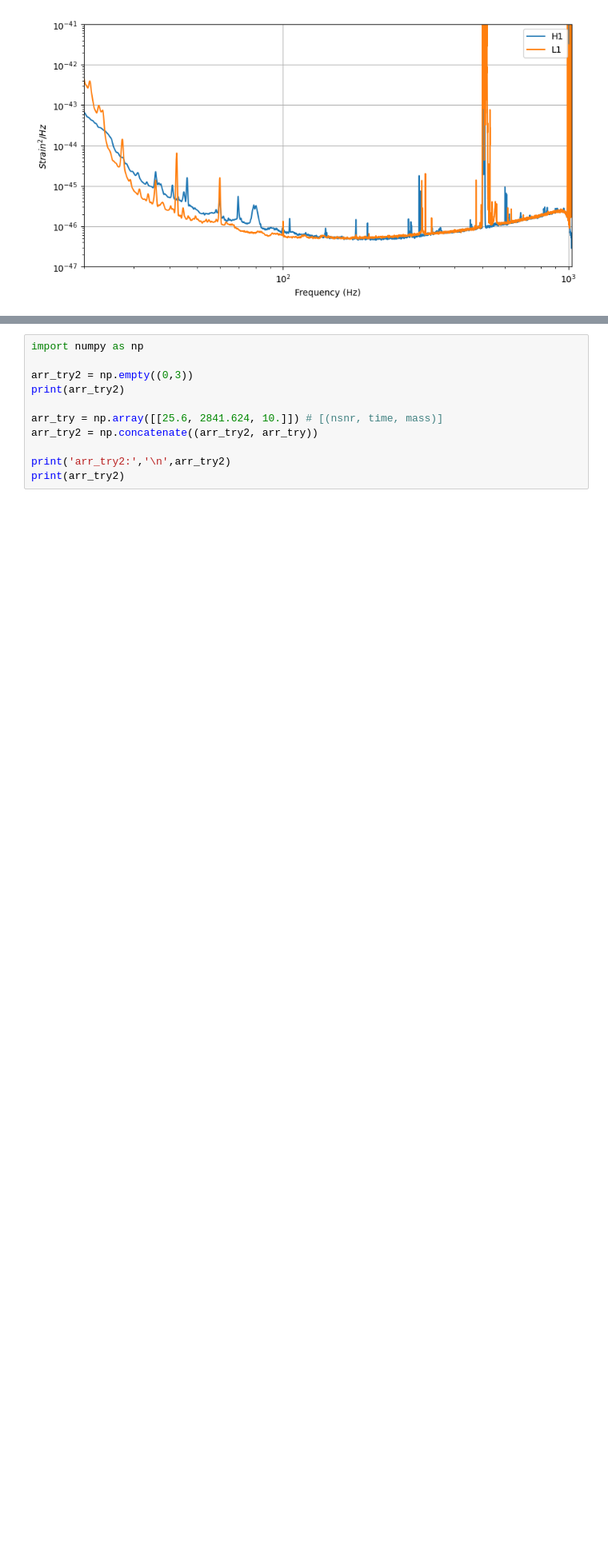
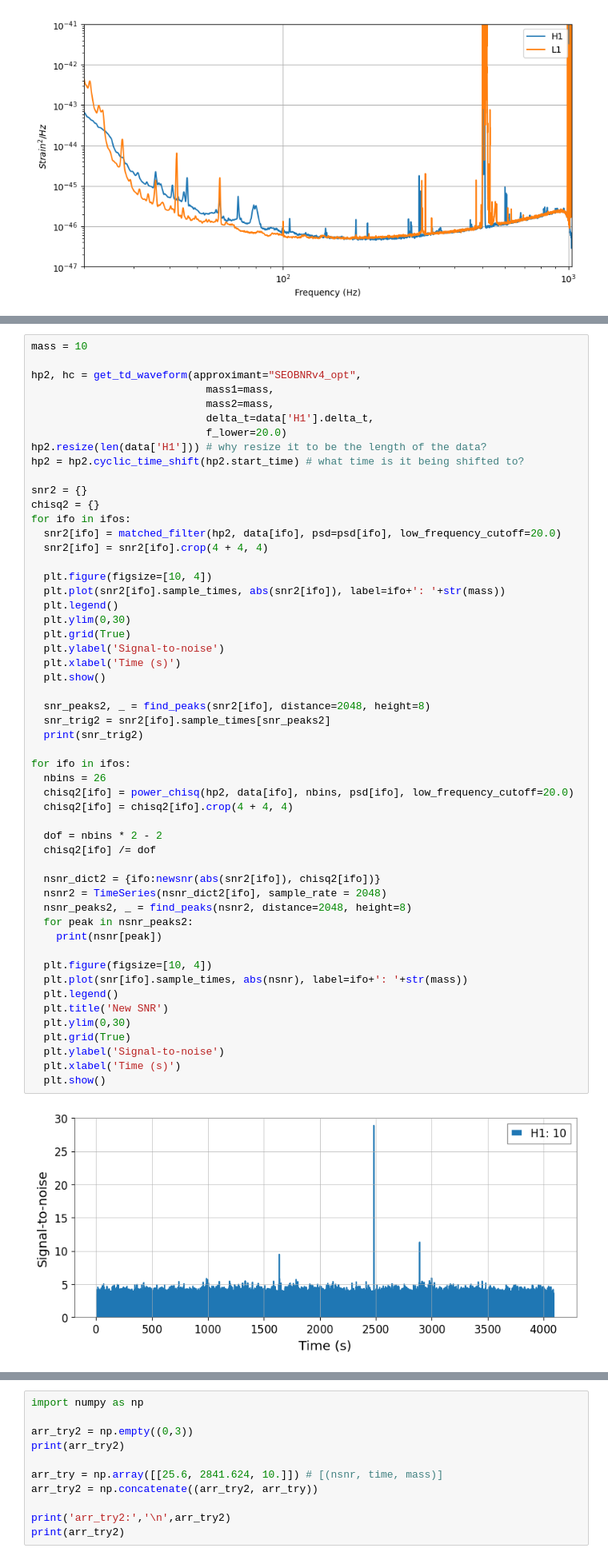
Before and after one commit to norrismeg/odw, a Jupyter notebook: Data_Challenge_4.ipynb, the cells around one changed output, grey strips where cells are left out. Shown at 80% size. Saved outputs shown, nothing was run; the diff lists cells and outputs as text; blank space fills up the shorter version.

```diff
--- a/Data_Challenge_4.ipynb
+++ b/Data_Challenge_4.ipynb
@@ -243,0 +248,55 @@ L1 Potential Signals: [[  30.28455306 2483.96728516   10.        ]]
+# %%
+mass = 10
+
+hp2, hc = get_td_waveform(approximant="SEOBNRv4_opt",
+                            mass1=mass,
+                            mass2=mass,
+                            delta_t=data['H1'].delta_t,
+                            f_lower=20.0)
+hp2.resize(len(data['H1'])) # why resize it to be the length of the data?
+hp2 = hp2.cyclic_time_shift(hp2.start_time) # what time is it being shifted to?
+
+snr2 = {}
+chisq2 = {}
+for ifo in ifos:
+  snr2[ifo] = matched_filter(hp2, data[ifo], psd=psd[ifo], low_frequency_cutoff=20.0)
+  snr2[ifo] = snr2[ifo].crop(4 + 4, 4)
+
+  plt.figure(figsize=[10, 4])
+  plt.plot(snr2[ifo].sample_times, abs(snr2[ifo]), label=ifo+': '+str(mass))
+  plt.legend()
+  plt.ylim(0,30)
+  plt.grid(True)
+  plt.ylabel('Signal-to-noise')
+  plt.xlabel('Time (s)')
+  plt.show()
+
+  snr_peaks2, _ = find_peaks(snr2[ifo], distance=2048, height=8)
+  snr_trig2 = snr2[ifo].sample_times[snr_peaks2]
+  print(snr_trig2)
+
+for ifo in ifos:
+  nbins = 26
+  chisq2[ifo] = power_chisq(hp2, data[ifo], nbins, psd[ifo], low_frequency_cutoff=20.0)
+  chisq2[ifo] = chisq2[ifo].crop(4 + 4, 4)
+
+  dof = nbins * 2 - 2
+  chisq2[ifo] /= dof
+
+  nsnr_dict2 = {ifo:newsnr(abs(snr2[ifo]), chisq2[ifo])}
+  nsnr2 = TimeSeries(nsnr_dict2[ifo], sample_rate = 2048)
+  nsnr_peaks2, _ = find_peaks(nsnr2, distance=2048, height=8)
+  for peak in nsnr_peaks2:
+    print(nsnr[peak])
+
+  plt.figure(figsize=[10, 4])
+  plt.plot(snr[ifo].sample_times, abs(nsnr), label=ifo+': '+str(mass))
+  plt.legend()
+  plt.title('New SNR')
+  plt.ylim(0,30)
+  plt.grid(True)
+  plt.ylabel('Signal-to-noise')
+  plt.xlabel('Time (s)')
+  plt.show()
+# %% [output]
+[figure, added]
```
Also changed, not shown: parts of 8 cells of this notebook.
